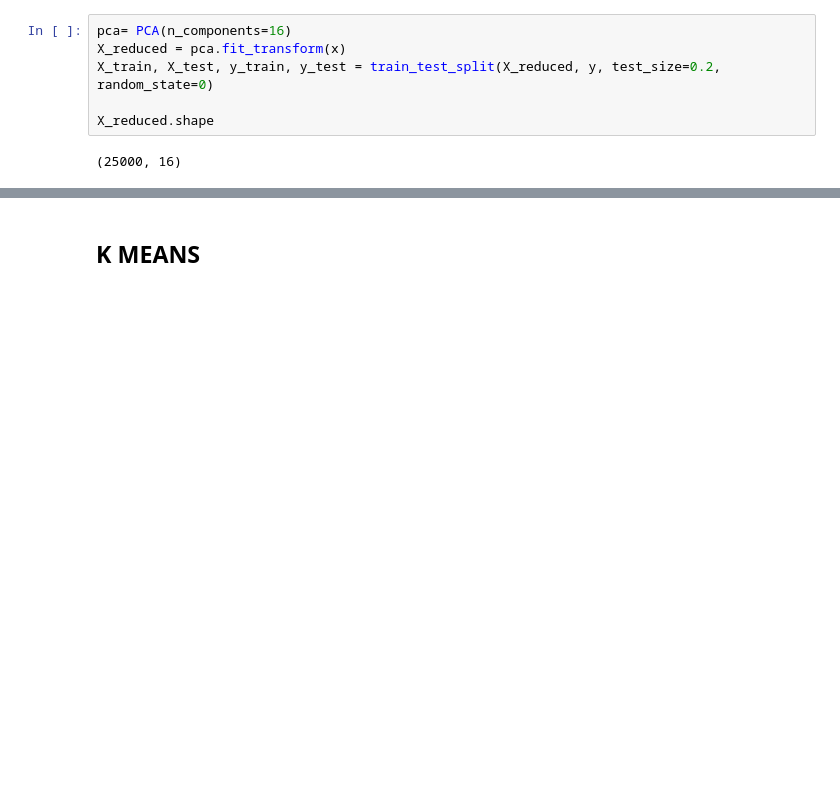
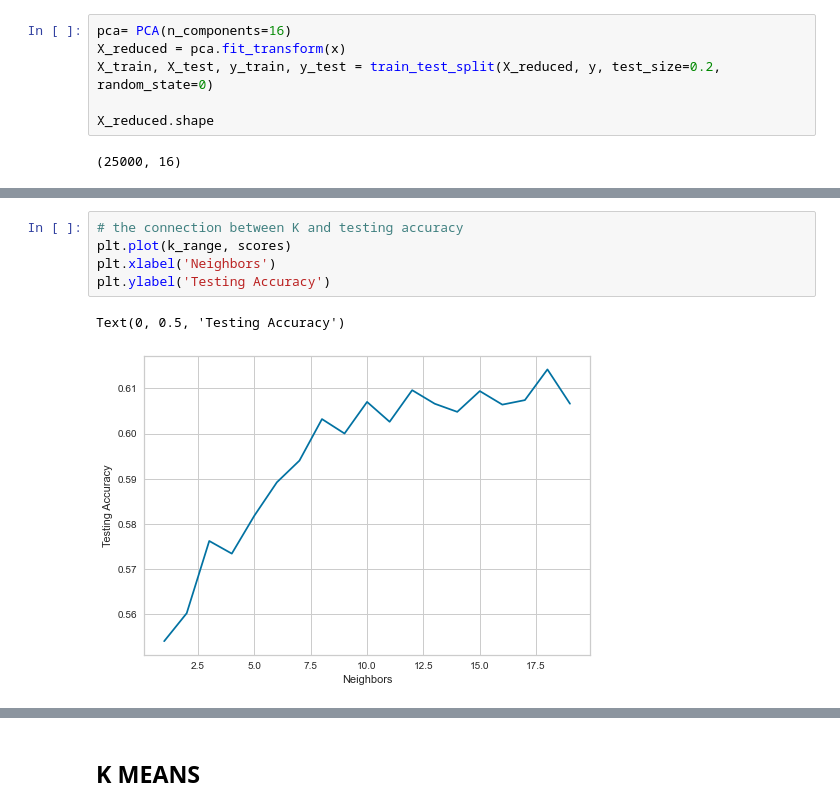
Before and after one commit to taliyashitreet/Final-Progect-2, a Jupyter notebook: Cat vs Dog.ipynb, the cells around one changed output, grey strips where cells are left out. Drawn from its saved outputs; the diff is of its cells as text; blank space fills up the shorter version.

```diff
--- a/Cat vs Dog.ipynb
+++ b/Cat vs Dog.ipynb
@@ -221,0 +224,8 @@ X_reduced.shape
+# %%
+# the connection between K and testing accuracy
+plt.plot(k_range, scores)
+plt.xlabel('Neighbors')
+plt.ylabel('Testing Accuracy')
+# %% [output]
+Text(0, 0.5, 'Testing Accuracy')
+[figure, added]
```
Also changed, not shown: parts of 33 cells of this notebook.
